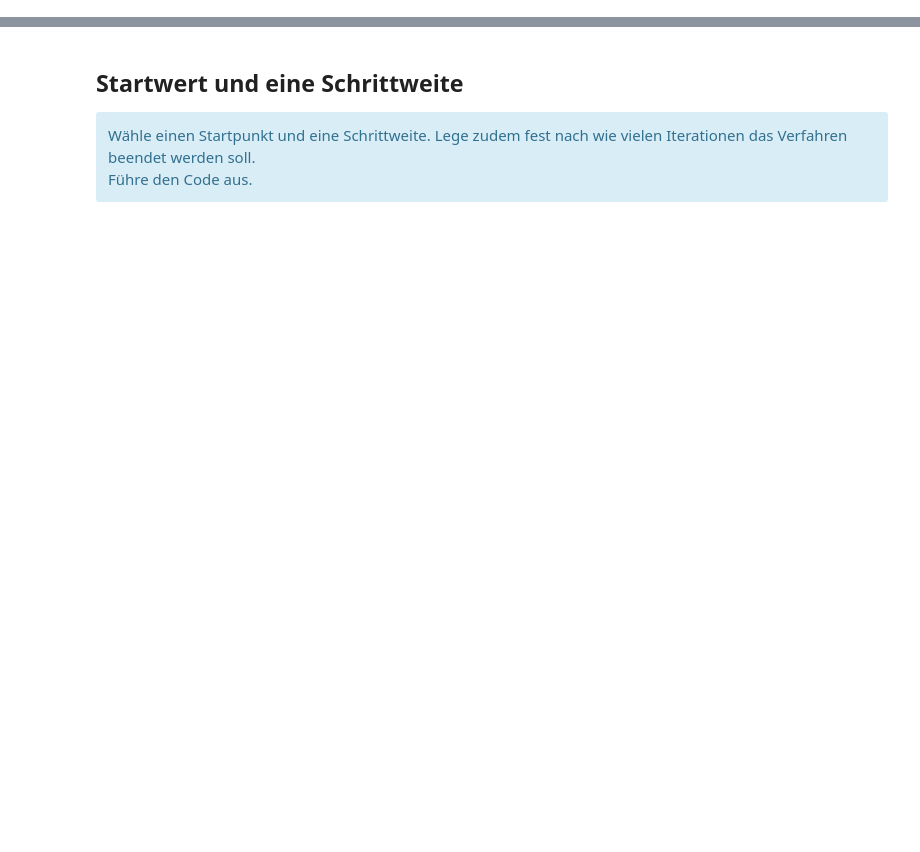
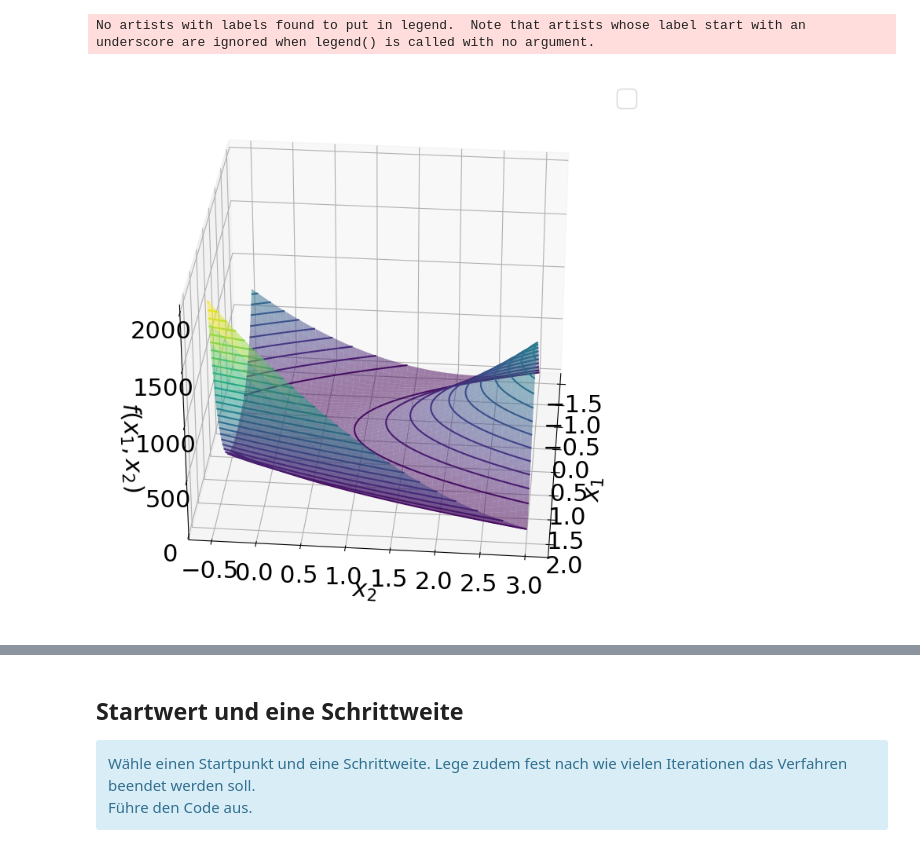
Before and after one commit to Schoenbrodt/numerische_Optimierung, a Jupyter notebook: 2D_numerische_Optimierungsverfahren.ipynb, the cells around one changed output, grey strips where cells are left out. Saved outputs shown, nothing was run; the diff lists cells and outputs as text; code cells hidden in the pictures; blank space fills up the shorter version.

```diff
--- a/2D_numerische_Optimierungsverfahren.ipynb
+++ b/2D_numerische_Optimierungsverfahren.ipynb
@@ -101,0 +81,55 @@ grad_f=grad_f2
+# %%
+def plot_results(f,iterations,start_x,optimal_x,optimal_y):
+
+    # Iterationsschritte Plotten
+    x = np.linspace(-1.5, 2, 400) # für f2
+    y = np.linspace(-0.5, 3, 400) # für f2
+    #x = np.linspace(-1, 5, 400)  # für f1
+    #y = np.linspace(0, 8.5, 400) # für f1
+    X, Y = np.meshgrid(x, y)
+    Z = f([X, Y])
+
+    s1 = 22
+
+    # Plot der Funktion
+    fig = plt.figure(figsize=(9, 9))
+    ax = fig.add_subplot(111, projection='3d')
+    # Höhenlinien
+    ax.contour3D(X, Y, Z, levels=30, cmap="viridis", linestyles="solid", zorder=1) # Greys
+    ax.plot_surface(X, Y, Z, cmap='viridis', alpha=0.5,zorder=2) # Greys
+
+    if np.any(start_x == None):
+        pass
+    else:
+        # Plotte den Startpunkt
+        ax.plot(start_x[0], start_x[1], f(start_x), 'v', markersize=12, label='Startwert', color='dimgray',  zorder=4)
+
+        # Plotte die Iterationen
+        ax.plot(iterations[:, 0], iterations[:, 1], f(iterations.T), 'o', markersize = 8, linewidth = 2, label='Iterationsschritte',  color='black', zorder=5)
+
+        # Plotte die berechnete Lösung
+        ax.plot(optimal_x[0], optimal_x[1], f(optimal_x), 'D', markersize=12, label='Berechnete Lösung', color='dimgray',zorder=5)
+
+    # Achsenbeschriftungen
+    ax.set_xlabel(r'$x_1$', fontsize=s1, labelpad=10)
+    ax.set_ylabel(r'$x_2$', fontsize=s1, labelpad=5)
+    ax.set_zlabel(r'$f(x_1, x_2)$', fontsize=s1, labelpad=12)
+    ax.zaxis.label.set_rotation(0)
+    ax.zaxis.set_label_coords(-0.1, 0.5)
+
+    ax.view_init(elev=30, azim=5)
+
+
+    # Skalenwerte auf Achsen vergrößern
+    plt.xticks(fontsize=s1)
+    plt.yticks(fontsize=s1)
+    ax.zaxis.set_tick_params(labelsize=s1)
+    plt.legend( prop={'size': s1}) # loc='upper right',
+
+    # plt.savefig('../3d_gradientenverfahren.png', dpi=300, bbox_inches='tight')# pad_inches=3.82)
+    return plt.show()
+
+plot_results(f, None, None, None, None)
+# %% [output]
+No artists with labels found to put in legend.  Note that artists whose label start with an underscore are ignored when legend() is called with no argument.
+[figure, added]
```
Also changed, not shown: parts of 23 cells of this notebook, 1 other file.
